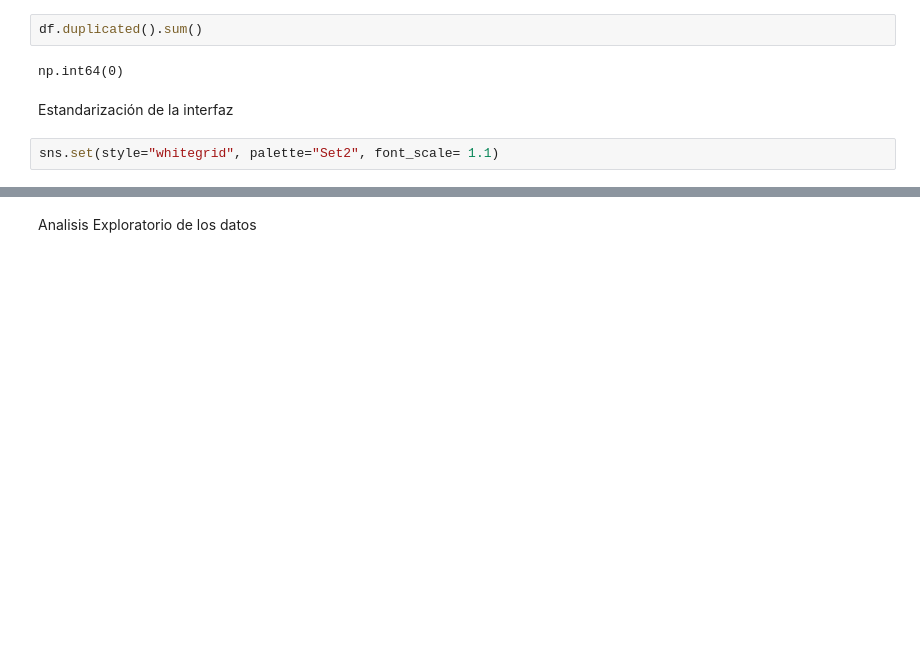
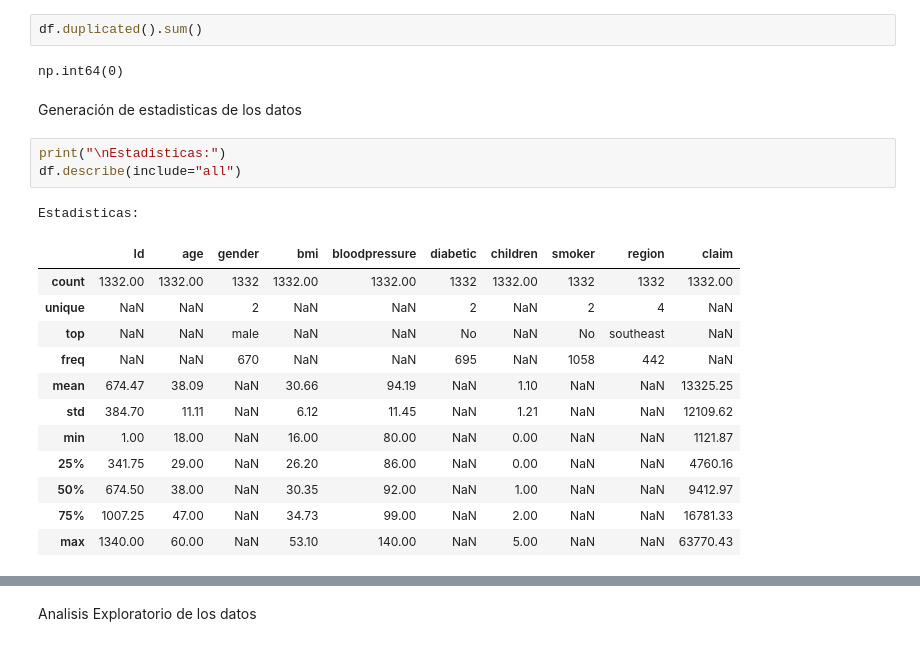
Before and after one commit to valenCastellanos25/issurance_analysis_model, a Jupyter notebook: analysis_model.ipynb, the cells around one changed output, grey strips where cells are left out. Drawn from its saved outputs; the diff is of its cells as text; blank space fills up the shorter version.

```diff
--- a/analysis_model.ipynb
+++ b/analysis_model.ipynb
@@ -134,7 +106,22 @@ Revisión de datos duplicados
 df.duplicated().sum()
 # %% [output]
 np.int64(0)
-# %% [markdown]
-Estandarización de la interfaz
-# %%
-sns.set(style="whitegrid", palette="Set2", font_scale= 1.1)
+# %% [markdown]
+Generación de estadisticas de los datos
+# %%
+print("\nEstadisticas:")
+df.describe(include="all")
+# %% [output]
+Estadisticas:
+|  | Id | age | gender | bmi | bloodpressure | diabetic | children | smoker | region | claim |
+| count | 1332.00 | 1332.00 | 1332 | 1332.00 | 1332.00 | 1332 | 1332.00 | 1332 | 1332 | 1332.00 |
+| unique | NaN | NaN | 2 | NaN | NaN | 2 | NaN | 2 | 4 | NaN |
+| top | NaN | NaN | male | NaN | NaN | No | NaN | No | southeast | NaN |
+| freq | NaN | NaN | 670 | NaN | NaN | 695 | NaN | 1058 | 442 | NaN |
+| mean | 674.47 | 38.09 | NaN | 30.66 | 94.19 | NaN | 1.10 | NaN | NaN | 13325.25 |
+| std | 384.70 | 11.11 | NaN | 6.12 | 11.45 | NaN | 1.21 | NaN | NaN | 12109.62 |
+| min | 1.00 | 18.00 | NaN | 16.00 | 80.00 | NaN | 0.00 | NaN | NaN | 1121.87 |
+| 25% | 341.75 | 29.00 | NaN | 26.20 | 86.00 | NaN | 0.00 | NaN | NaN | 4760.16 |
+| 50% | 674.50 | 38.00 | NaN | 30.35 | 92.00 | NaN | 1.00 | NaN | NaN | 9412.97 |
+| 75% | 1007.25 | 47.00 | NaN | 34.73 | 99.00 | NaN | 2.00 | NaN | NaN | 16781.33 |
+| max | 1340.00 | 60.00 | NaN | 53.10 | 140.00 | NaN | 5.00 | NaN | NaN | 63770.43 |
```
Also changed, not shown: parts of 6 cells of this notebook.
